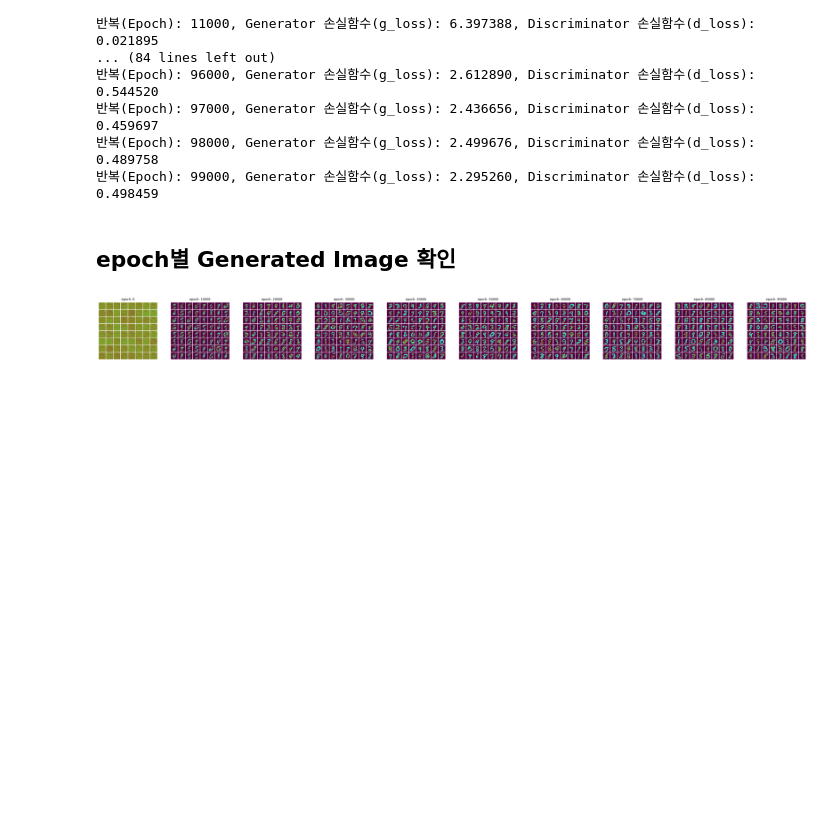
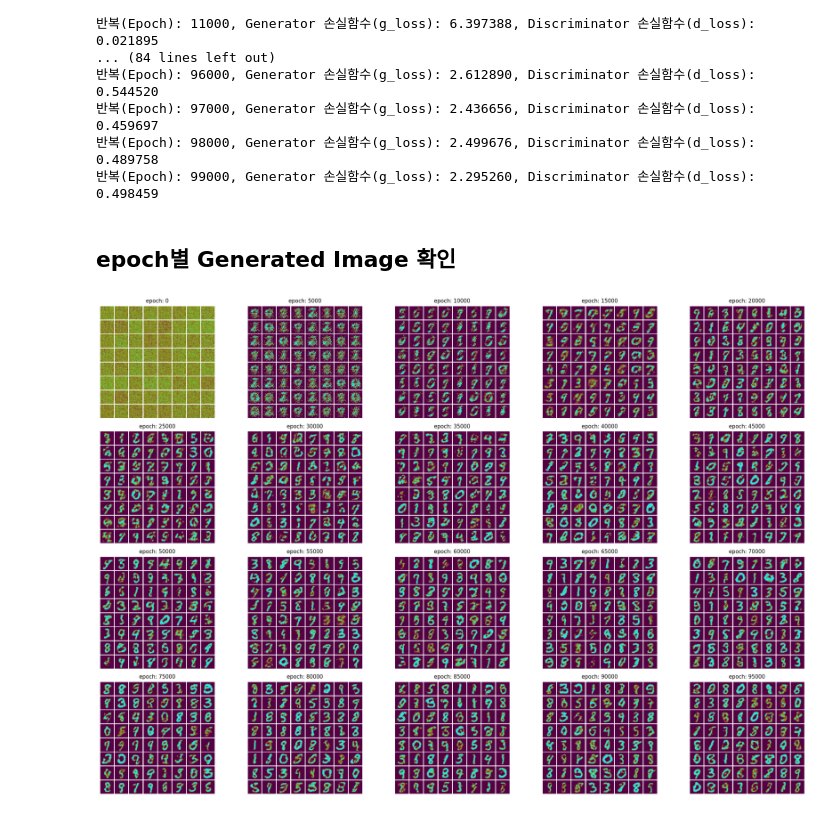
Before and after one commit to ejrtks1020/TensorFlow-PyTorch-Vision, a Jupyter notebook: mnist_GAN_keras.ipynb, the cells around one changed output. Saved outputs shown, nothing was run; the diff lists cells and outputs as text; code cells hidden in the pictures; blank space fills up the shorter version.

```diff
--- a/mnist_GAN_keras.ipynb
+++ b/mnist_GAN_keras.ipynb
@@ -230,13 +230,21 @@ generated_imgs = sorted(glob.glob('generated_output/*.png'))
 # %%
 import cv2
 
-fig, ax = plt.subplots(1, 10, figsize = (50, 20))
+fig, ax = plt.subplots(4, 5, figsize = (30, 20))
 col = 0
+row = 0
 for i in range(len(generated_imgs)):
-  if i % 20 == 0:
-    ax[col].imshow(cv2.imread(generated_imgs[i]))
-    ax[col].set_title('epoch: {}'.format(str(int(generated_imgs[i].split('/')[-1][:-4]) * 500)))
-    ax[col].axis('off')
+  if i % 10 == 0:
+
+    if col == 5:
+      row += 1
+      col = 0
+
+    ax[row, col].imshow(cv2.imread(generated_imgs[i]))
+    ax[row, col].set_title('epoch: {}'.format(str(int(generated_imgs[i].split('/')[-1][:-4]) * 500)),
+                            fontdict = {'fontsize' : 15})
+    ax[row, col].axis('off')
     col += 1
+plt.tight_layout()
 # %% [output]
-[figure, old version]
+[figure, new version]
```
